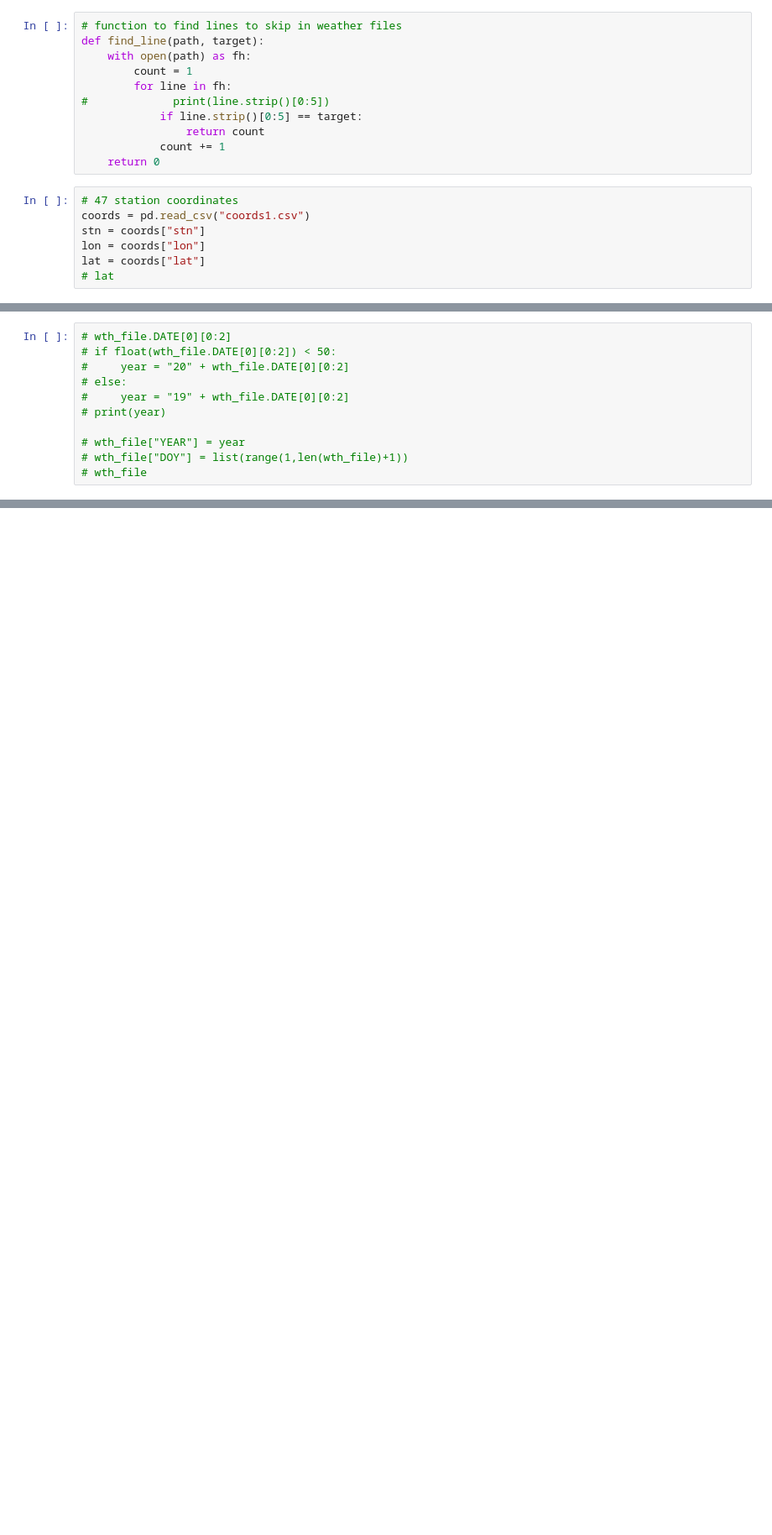
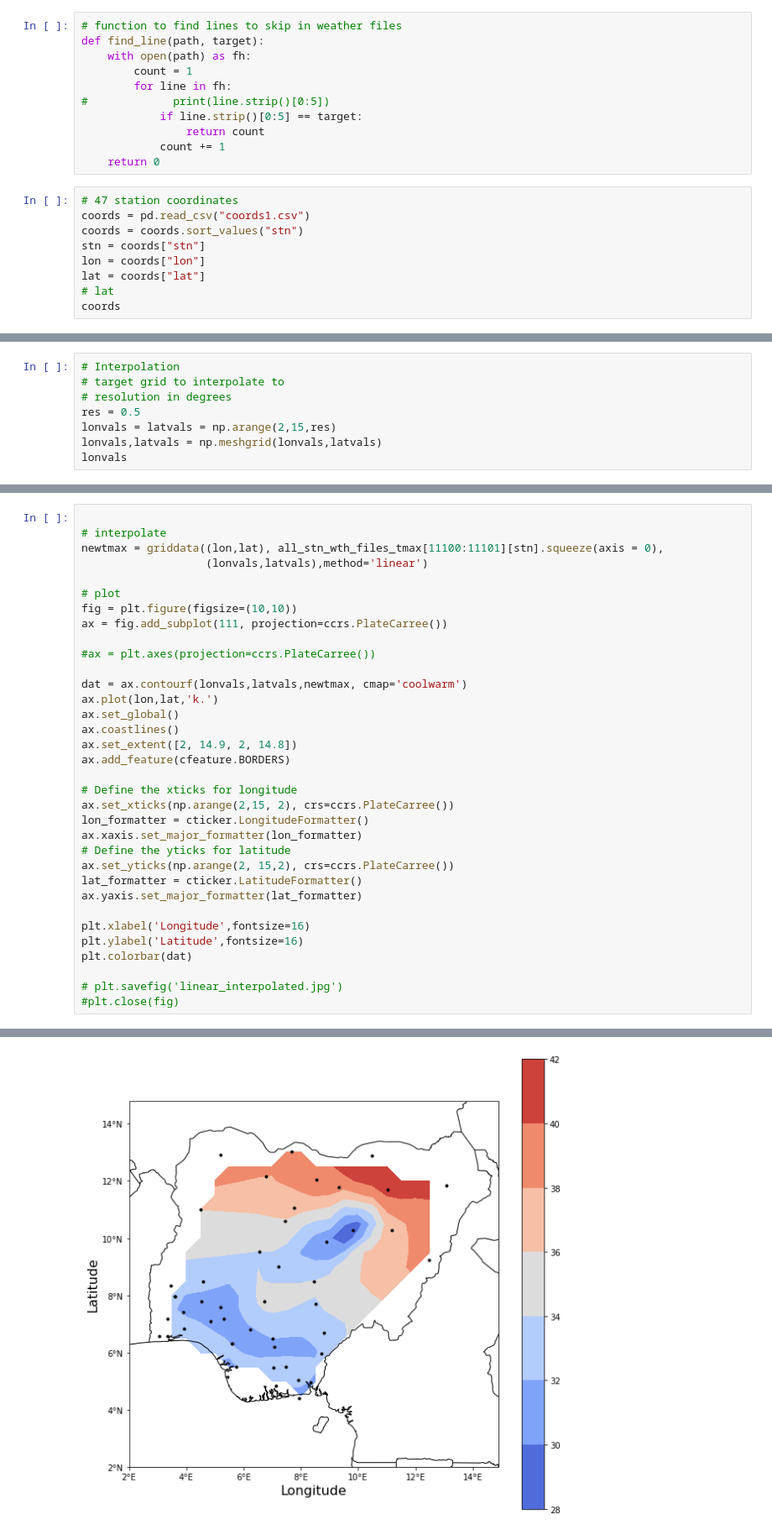
Before and after one commit to ahmadbello/nimet_point2grid, a Jupyter notebook: nimet_point2grid.ipynb, the cells around one changed output, grey strips where cells are left out. Shown at 84% size. Cells and saved outputs as stored; diff of their text form; blank space fills up the shorter version.

```diff
--- a/nimet_point2grid.ipynb
+++ b/nimet_point2grid.ipynb
@@ -17,7 +27,9 @@ def find_line(path, target):
 # %%
 # 47 station coordinates
 coords = pd.read_csv("coords1.csv")
+coords = coords.sort_values("stn")
 stn = coords["stn"]
 lon = coords["lon"]
 lat = coords["lat"]
 # lat
+coords
@@ -100,11 +142,8 @@ all_stn_wth_files_tmax
 # %%
-# wth_file.DATE[0][0:2]
-# if float(wth_file.DATE[0][0:2]) < 50:
-#     year = "20" + wth_file.DATE[0][0:2]
-# else:
-#     year = "19" + wth_file.DATE[0][0:2]
-# print(year)
-
-# wth_file["YEAR"] = year
-# wth_file["DOY"] = list(range(1,len(wth_file)+1))
-# wth_file
+# Interpolation
+# target grid to interpolate to
+# resolution in degrees
+res = 0.5
+lonvals = latvals = np.arange(2,15,res)
+lonvals,latvals = np.meshgrid(lonvals,latvals)
+lonvals
@@ -126,0 +195,35 @@ all_stn_wth_files_tmax
+# %%
+
+# interpolate
+newtmax = griddata((lon,lat), all_stn_wth_files_tmax[11100:11101][stn].squeeze(axis = 0),
+                   (lonvals,latvals),method='linear')
+
+# plot
+fig = plt.figure(figsize=(10,10))
+ax = fig.add_subplot(111, projection=ccrs.PlateCarree())
+
+#ax = plt.axes(projection=ccrs.PlateCarree())
+
+dat = ax.contourf(lonvals,latvals,newtmax, cmap='coolwarm')
+ax.plot(lon,lat,'k.')
+ax.set_global()
+ax.coastlines()
+ax.set_extent([2, 14.9, 2, 14.8])
+ax.add_feature(cfeature.BORDERS)
+
+# Define the xticks for longitude
+ax.set_xticks(np.arange(2,15, 2), crs=ccrs.PlateCarree())
+lon_formatter = cticker.LongitudeFormatter()
+ax.xaxis.set_major_formatter(lon_formatter)
+# Define the yticks for latitude
+ax.set_yticks(np.arange(2, 15,2), crs=ccrs.PlateCarree())
+lat_formatter = cticker.LatitudeFormatter()
+ax.yaxis.set_major_formatter(lat_formatter)
+
+plt.xlabel('Longitude',fontsize=16)
+plt.ylabel('Latitude',fontsize=16)
+plt.colorbar(dat)
+
+# plt.savefig('linear_interpolated.jpg')
+#plt.close(fig)
+# %% [output]
@@ -126,0 +231 @@ all_stn_wth_files_tmax
+[figure, added]
```
Also changed, not shown: parts of 11 cells of this notebook.
